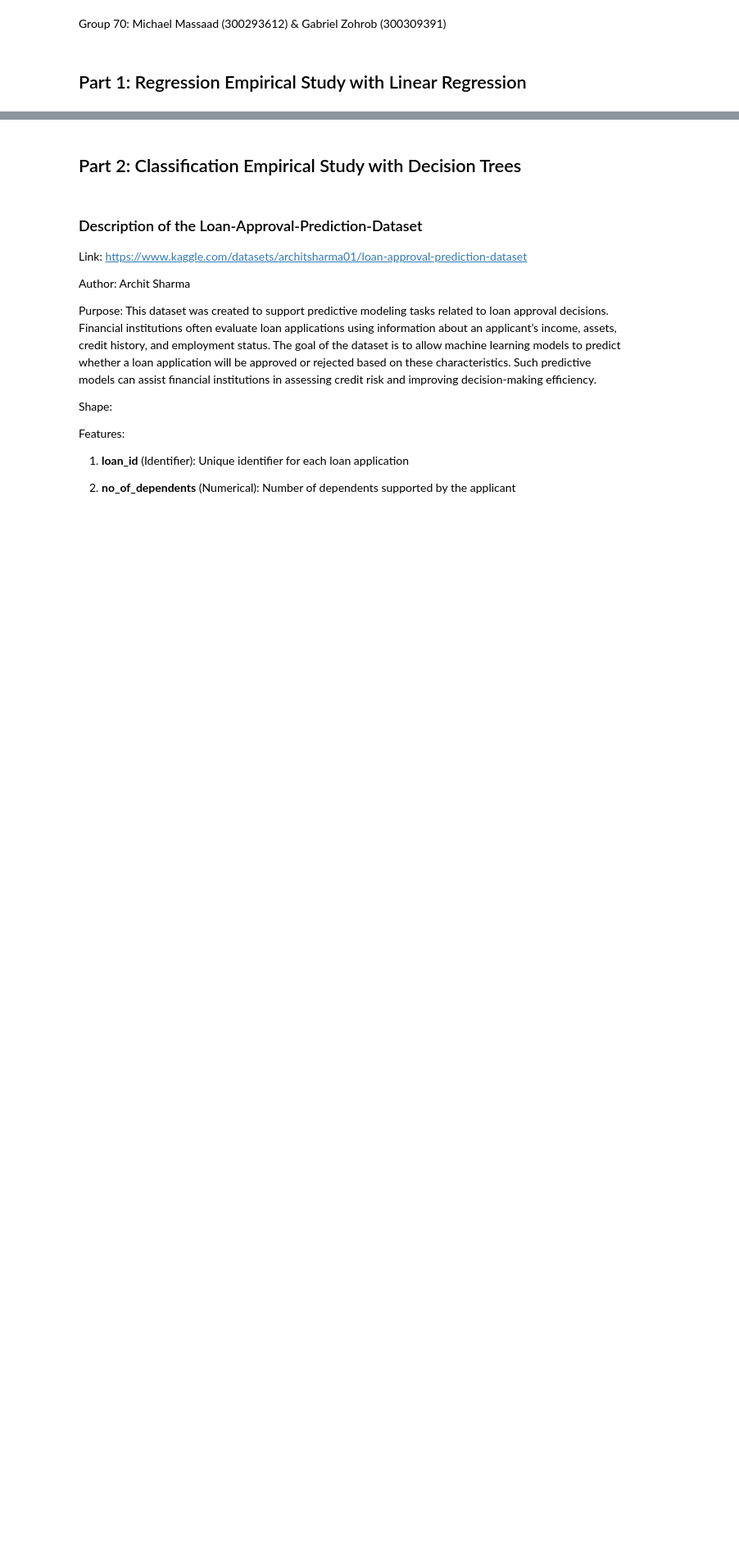
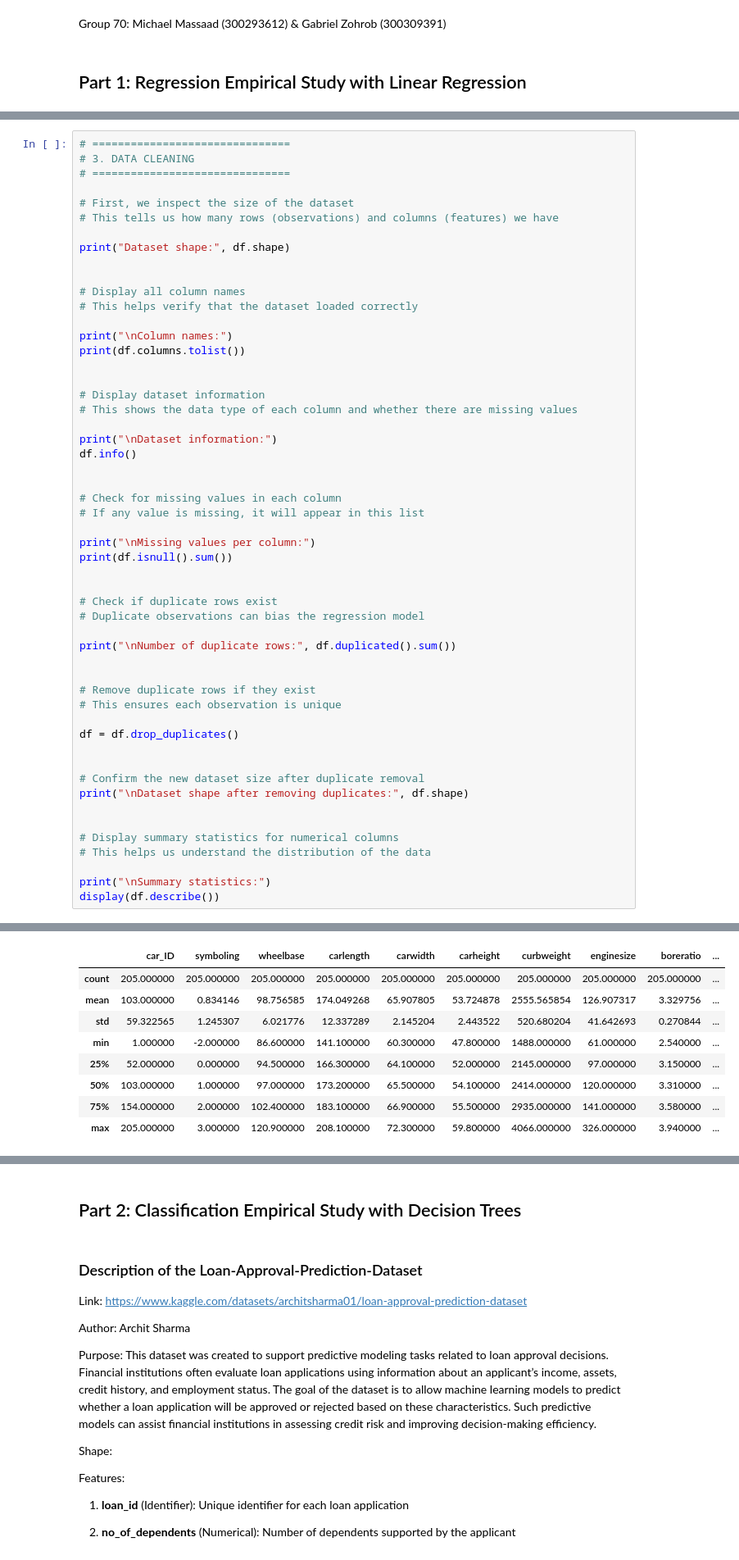
Before and after one commit to michaelmassaad02/CSI4142_Assignment3, a Jupyter notebook: CSI4142-Assignment3.ipynb, the cells around one changed output, grey strips where cells are left out. Shown at 82% size. Drawn from its saved outputs; the diff is of its cells as text; blank space fills up the shorter version.

```diff
--- a/CSI4142-Assignment3.ipynb
+++ b/CSI4142-Assignment3.ipynb
@@ -16,0 +67,54 @@ Shape:
+# %%
+# ===============================
+# 3. DATA CLEANING
+# ===============================
+
+# First, we inspect the size of the dataset
+# This tells us how many rows (observations) and columns (features) we have
+
+print("Dataset shape:", df.shape)
+
+
+# Display all column names
+# This helps verify that the dataset loaded correctly
+
+print("\nColumn names:")
+print(df.columns.tolist())
+
+
+# Display dataset information
+# This shows the data type of each column and whether there are missing values
+
+print("\nDataset information:")
+df.info()
+
+
+# Check for missing values in each column
+# If any value is missing, it will appear in this list
+
+print("\nMissing values per column:")
+print(df.isnull().sum())
+
+
+# Check if duplicate rows exist
+# Duplicate observations can bias the regression model
+
+print("\nNumber of duplicate rows:", df.duplicated().sum())
+
+
+# Remove duplicate rows if they exist
+# This ensures each observation is unique
+
+df = df.drop_duplicates()
+
+
+# Confirm the new dataset size after duplicate removal
+print("\nDataset shape after removing duplicates:", df.shape)
+
+
+# Display summary statistics for numerical columns
+# This helps us understand the distribution of the data
+
+print("\nSummary statistics:")
+display(df.describe())
+# %% [output]
@@ -16,0 +138,9 @@ Shape:
+|  | car_ID | symboling | wheelbase | carlength | carwidth | carheight | curbweight | enginesize | boreratio | ... |
+| count | 205.000000 | 205.000000 | 205.000000 | 205.000000 | 205.000000 | 205.000000 | 205.000000 | 205.000000 | 205.000000 | ... |
+| mean | 103.000000 | 0.834146 | 98.756585 | 174.049268 | 65.907805 | 53.724878 | 2555.565854 | 126.907317 | 3.329756 | ... |
+| std | 59.322565 | 1.245307 | 6.021776 | 12.337289 | 2.145204 | 2.443522 | 520.680204 | 41.642693 | 0.270844 | ... |
+| min | 1.000000 | -2.000000 | 86.600000 | 141.100000 | 60.300000 | 47.800000 | 1488.000000 | 61.000000 | 2.540000 | ... |
+| 25% | 52.000000 | 0.000000 | 94.500000 | 166.300000 | 64.100000 | 52.000000 | 2145.000000 | 97.000000 | 3.150000 | ... |
+| 50% | 103.000000 | 1.000000 | 97.000000 | 173.200000 | 65.500000 | 54.100000 | 2414.000000 | 120.000000 | 3.310000 | ... |
+| 75% | 154.000000 | 2.000000 | 102.400000 | 183.100000 | 66.900000 | 55.500000 | 2935.000000 | 141.000000 | 3.580000 | ... |
+| max | 205.000000 | 3.000000 | 120.900000 | 208.100000 | 72.300000 | 59.800000 | 4066.000000 | 326.000000 | 3.940000 | ... |
```
Also changed, not shown: parts of 14 cells of this notebook.
